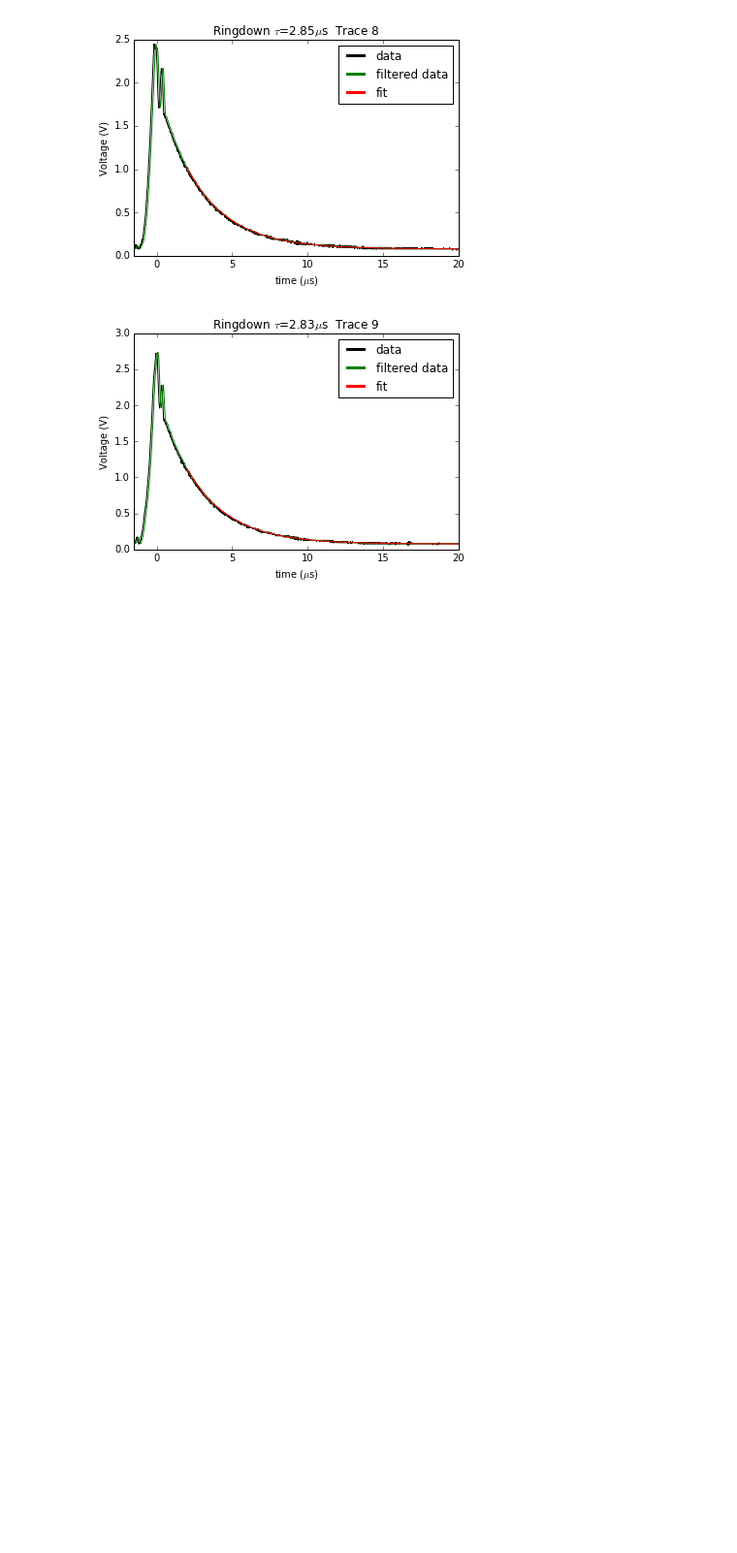
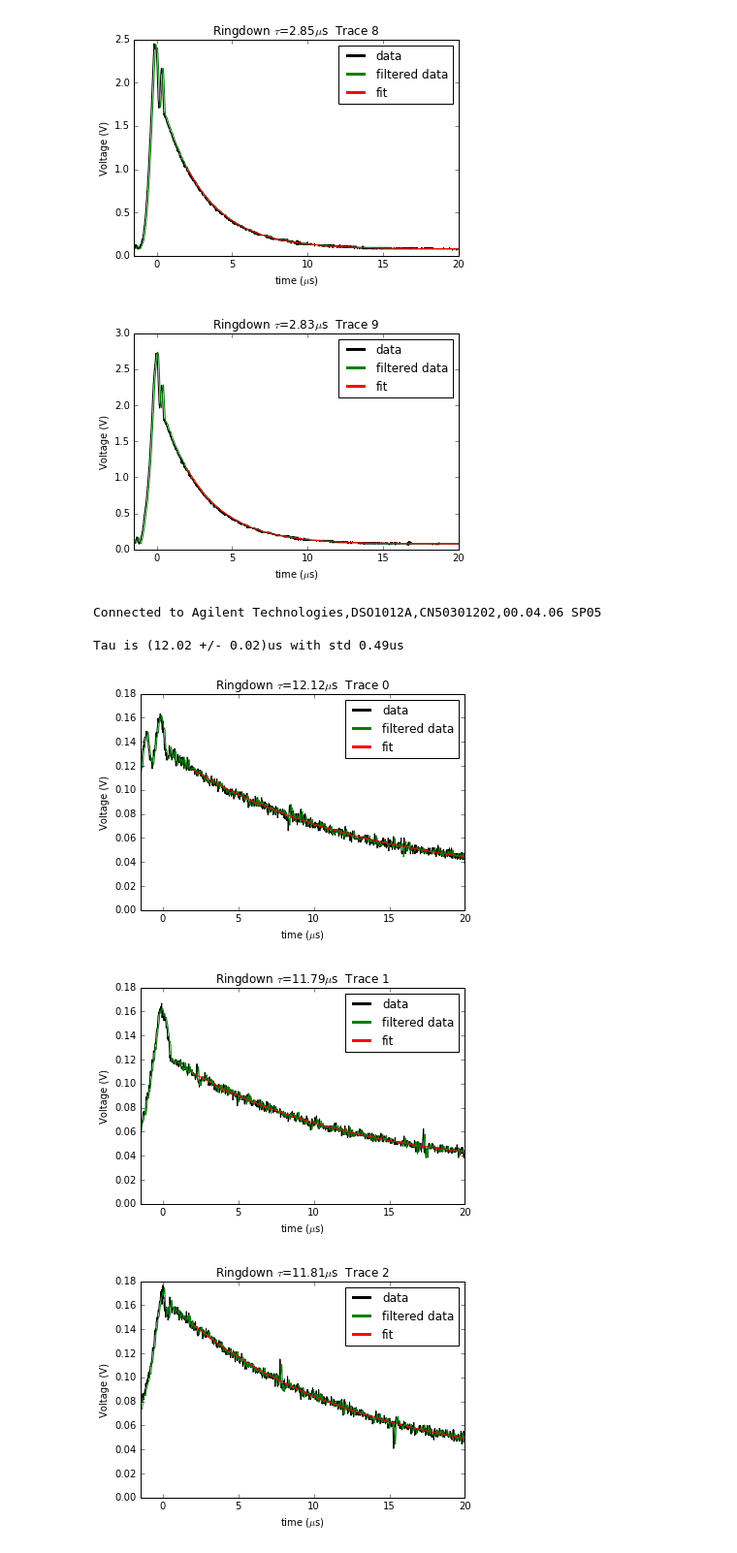
Before and after one commit to zakv/Ringdown_Scope_Code, a Jupyter notebook: Ringdown_Scope_Code.ipynb, the cells around one changed output. Shown at 97% size. Saved outputs shown, nothing was run; the diff lists cells and outputs as text; code cells hidden in the pictures; blank space fills up the shorter version.

Commit message:
Added data for another Monika Mirror cavity ringdown set to the ipython noteboo

```diff
--- a/Ringdown_Scope_Code.ipynb
+++ b/Ringdown_Scope_Code.ipynb
@@ -522,3 +522,24 @@ Tau is (2.82 +/- 0.00)us with std 0.04us
 [figure]
 [figure]
 [figure]
+# %%
+#Measuring lifetime of Monika's Mirrors 1 and 2 after micrometer measurements
+%matplotlib inline
+n_traces=1000
+
+reload(instrument)
+scope=instrument.AgilentScope("/dev/usbtmc0")
+tau_mean,tau_uncertainty,series=scope.measure_tau(n_traces)
+
+for j in range(min(n_traces,10)):
+    series.plot_ringdown(j)
+
+series.file_name='Monika_1_2_after_micrometer.pkl'
+series.save()
+# %% [output]
+Connected to Agilent Technologies,DSO1012A,CN50301202,00.04.06 SP05
+
+Tau is (12.02 +/- 0.02)us with std 0.49us
+[figure, added]
+[figure, added]
+[figure, added]
```
Also changed, not shown: parts of 2 cells of this notebook.
